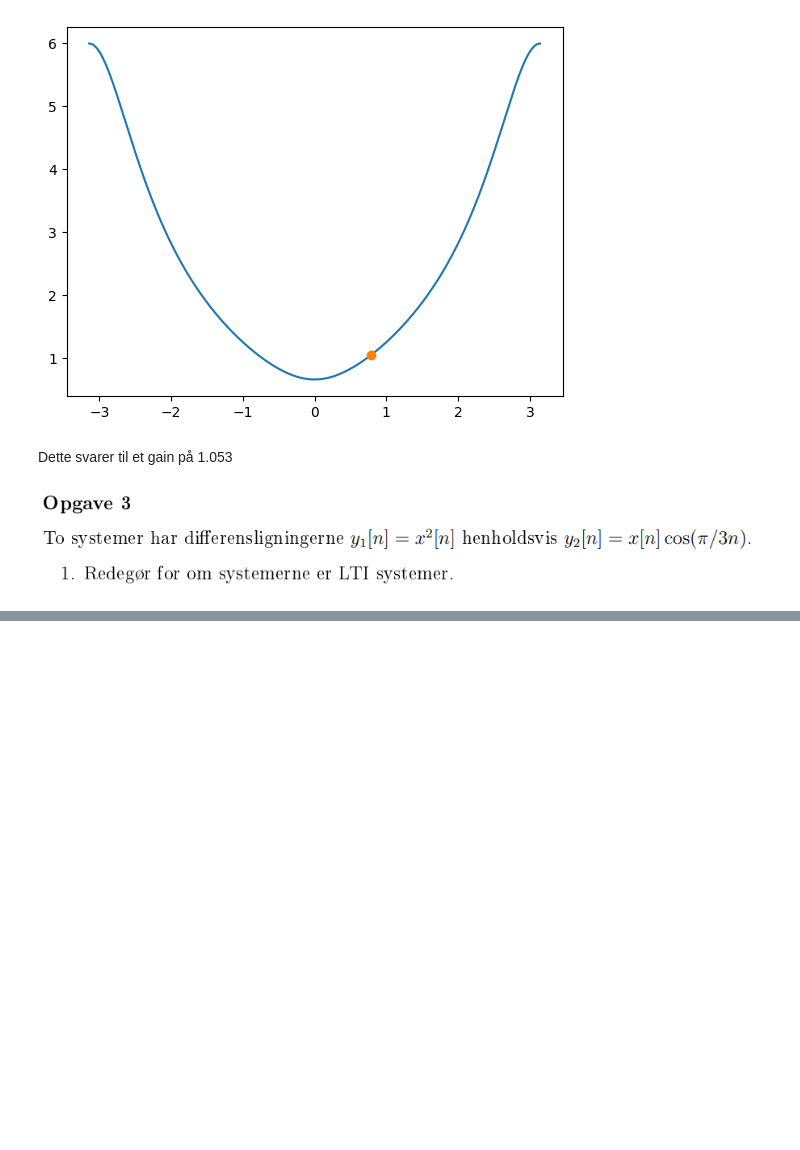
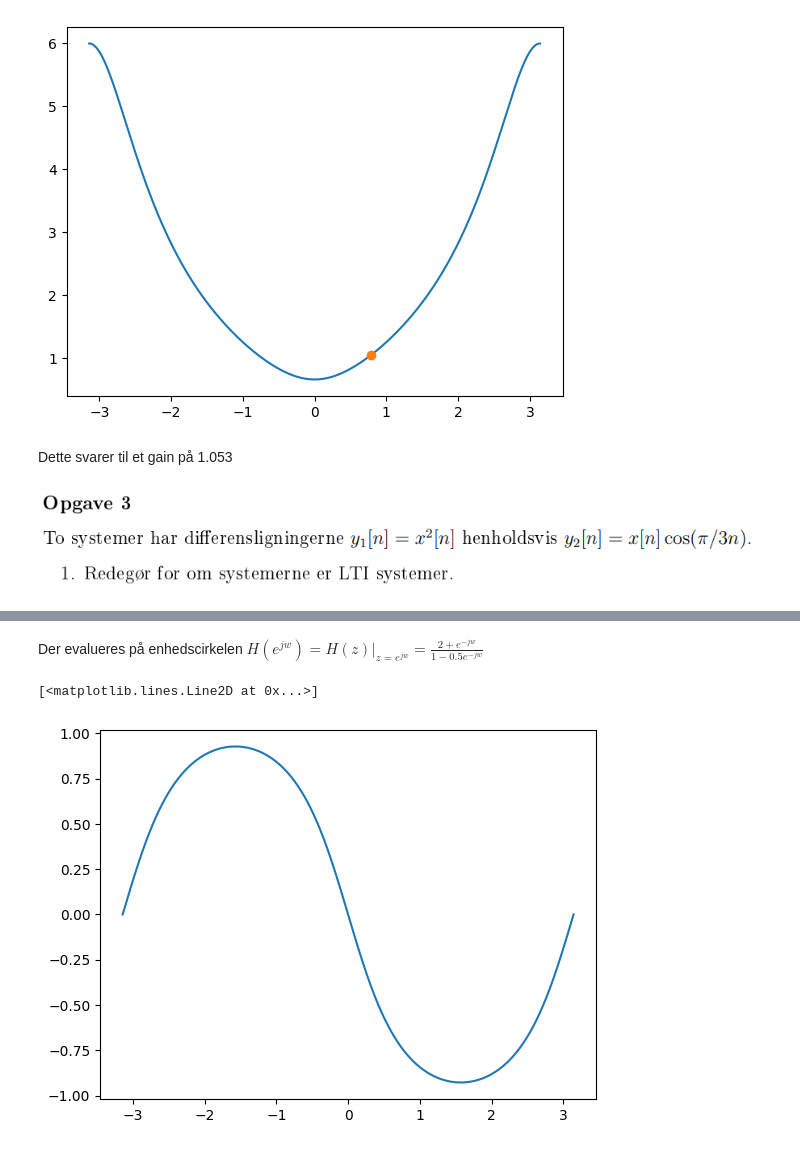
Before and after one commit to Teun0n/DTSP_notes, a Jupyter notebook: 2022_eksamen.ipynb, the cells around one changed output, grey strips where cells are left out. Saved outputs shown, nothing was run; the diff lists cells and outputs as text; code cells hidden in the pictures; blank space fills up the shorter version.

```diff
--- a/2022_eksamen.ipynb
+++ b/2022_eksamen.ipynb
@@ -89,0 +145,12 @@ Dette svarer til et gain på 1.053
+# %% [markdown]
+Der evalueres på enhedscirkelen
+$H(e^{jw}) = H(z) \rvert_{z=e^{jw}}=\frac{2+e^{-jw}}{1-0.5e^{-jw}}$
+# %%
+def H(o):
+    return (2+np.exp(-1j*o))/(1-0.5*np.exp(-1j*o))
+fig,ax =plt.subplots()
+omega = np.linspace(-np.pi,np.pi,1000)
+ax.plot(omega,np.angle(H(omega)))
+# %% [output]
+[<matplotlib.lines.Line2D at 0x...>]
+[figure, added]
```
Also changed, not shown: parts of 21 cells of this notebook, 1 other file.
